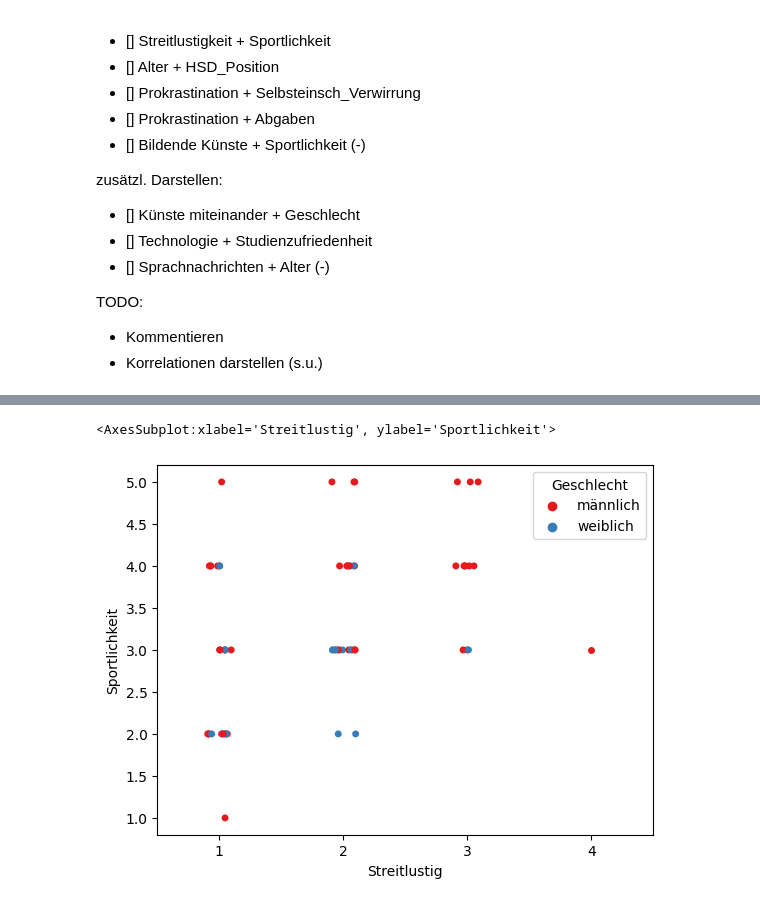
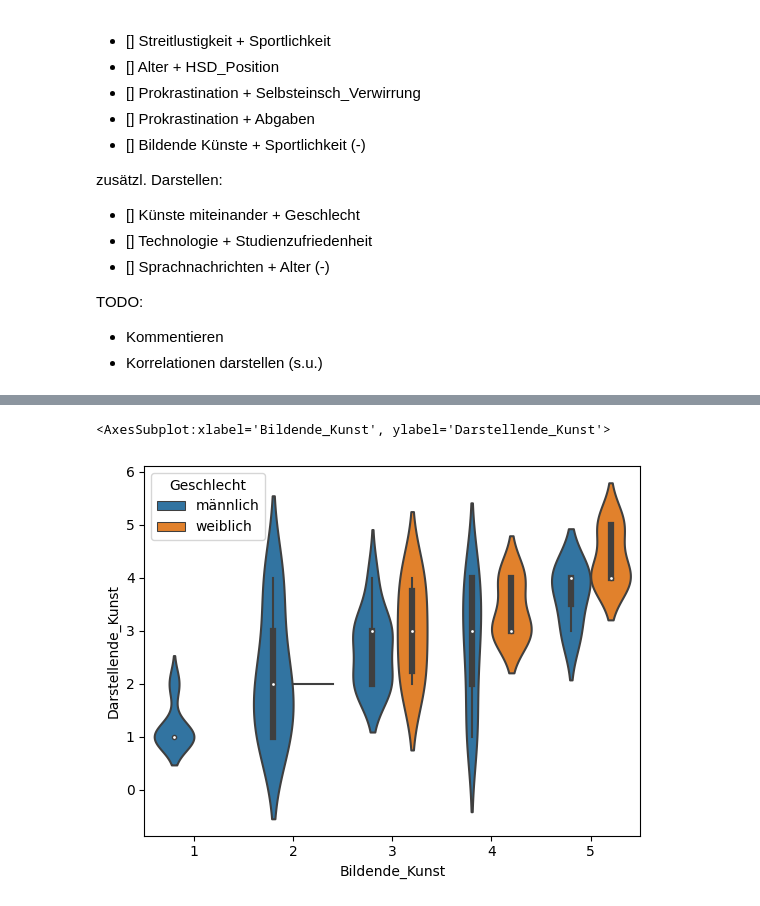
Before and after one commit to JulianCatnip/StudentMatcher, a Jupyter notebook: 02_Korrelationsanalyse.ipynb, the cells around one changed output, grey strips where cells are left out. Cells and saved outputs as stored; diff of their text form; code cells hidden in the pictures.

```diff
--- a/02_Korrelationsanalyse.ipynb
+++ b/02_Korrelationsanalyse.ipynb
@@ -172,9 +168,5 @@ sb.stripplot(data=data, x="Bildende_Kunst", y="Sportlichkeit", hue="Geschlecht",
-# %%
-sb.stripplot(data = data,
-                                x='Streitlustig',
-                                y='Sportlichkeit',
-                                hue="Geschlecht",
-                                palette="Set1")
-# %% [output]
-<AxesSubplot:xlabel='Streitlustig', ylabel='Sportlichkeit'>
-[figure, removed]
+# %%
+sb.violinplot(data=data, x="Bildende_Kunst", y="Darstellende_Kunst", hue="Geschlecht")
+# %% [output]
+<AxesSubplot:xlabel='Bildende_Kunst', ylabel='Darstellende_Kunst'>
+[figure, added]
```
Also changed, not shown: parts of 33 cells of this notebook, 1 other file.
